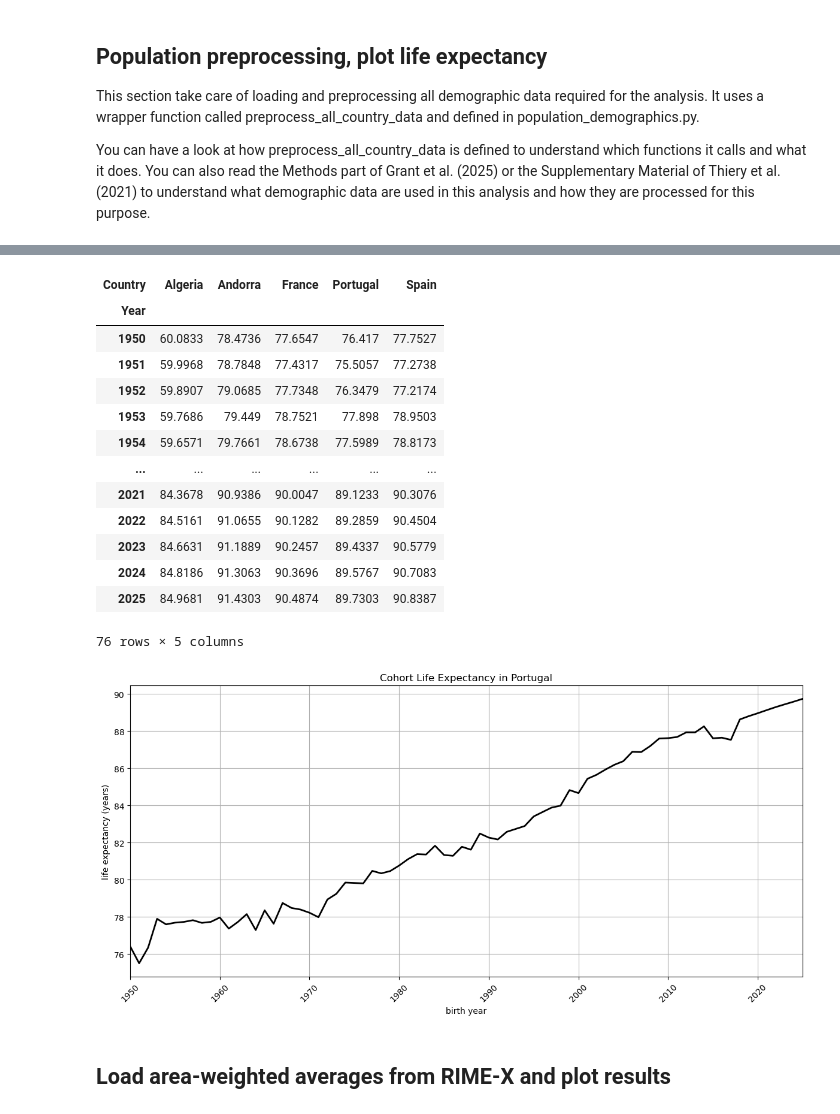
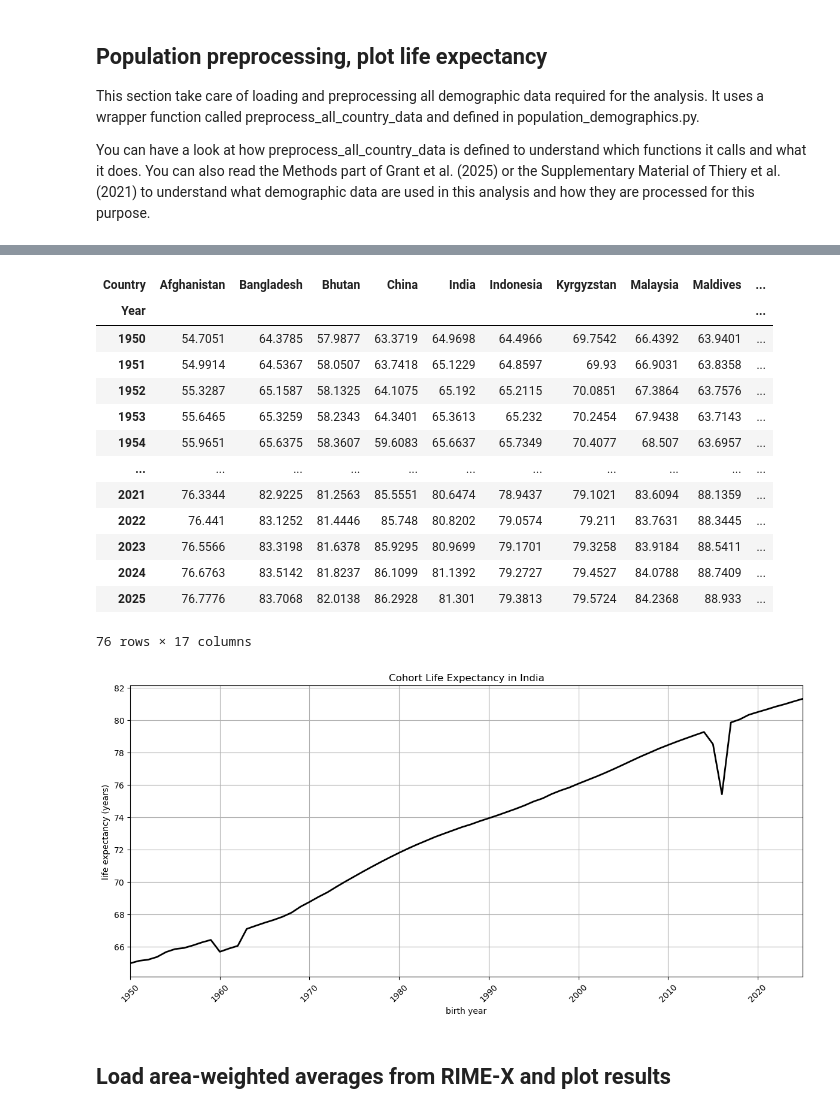
Before and after one commit to rosapietroiusti/dem4cli, a Jupyter notebook: notebooks/dem4cli-rime-x.ipynb, the cells around one changed output, grey strips where cells are left out. Drawn from its saved outputs; the diff is of its cells as text; code cells hidden in the pictures.

```diff
--- a/notebooks/dem4cli-rime-x.ipynb
+++ b/notebooks/dem4cli-rime-x.ipynb
@@ -41,3 +41,6 @@ flags
  'GMT_mapping': 'year_to_year',
  'cohort_sizes_source': 'UNWPP2024',
  'countrymask': 'shapefile'}
+# %%
+country = 'India'
+state = 'Rajasthan'
@@ -56,8 +70,7 @@ It uses a wrapper function called preprocess_all_country_data and defined in pop
 You can have a look at how preprocess_all_country_data is defined to understand which functions it calls and what it does.
 You can also read the Methods part of Grant et al. (2025) or the Supplementary Material of Thiery et al. (2021) to understand what demographic data are used in this analysis and how they are processed for this purpose.
 # %%
-# Make sure that the function below call the shapefile you have just created.
-# Make sure that the path to data directories are correctly defined to be able to load the required data.
+# Indicate the geographic domain to look at by specifying the argument bbox
 
 d_countries = preprocess_all_country_data(
 
@@ -73,7 +86,7 @@ d_countries = preprocess_all_country_data(
     dir_population= dir_population,     # gridded pop data
     ssp=2,
     urbanrural=False,                   # NOTE urbanrural not implemented for v2
-    bbox = bbox_iberia,
+    bbox = bbox_indiaws,
 
     filepath_countrymask = filepath_countrymask,
     data_source_countrymask = 'shapefile',
@@ -109,45 +122,45 @@ preprocess_all_country_data took 55.39 s
 # %%
 df_life_expectancy_5
 # %% [output]
-| Country | Algeria | Andorra | France | Portugal | Spain |
-| Year |  |  |  |  |  |
-| 1950 | 60.0833 | 78.4736 | 77.6547 | 76.417 | 77.7527 |
-| 1951 | 59.9968 | 78.7848 | 77.4317 | 75.5057 | 77.2738 |
-| 1952 | 59.8907 | 79.0685 | 77.7348 | 76.3479 | 77.2174 |
-| 1953 | 59.7686 | 79.449 | 78.7521 | 77.898 | 78.9503 |
-| 1954 | 59.6571 | 79.7661 | 78.6738 | 77.5989 | 78.8173 |
-| ... | ... | ... | ... | ... | ... |
-| 2021 | 84.3678 | 90.9386 | 90.0047 | 89.1233 | 90.3076 |
-| 2022 | 84.5161 | 91.0655 | 90.1282 | 89.2859 | 90.4504 |
-| 2023 | 84.6631 | 91.1889 | 90.2457 | 89.4337 | 90.5779 |
-| 2024 | 84.8186 | 91.3063 | 90.3696 | 89.5767 | 90.7083 |
-| 2025 | 84.9681 | 91.4303 | 90.4874 | 89.7303 | 90.8387 |
+| Country | Afghanistan | Bangladesh | Bhutan | China | India | Indonesia | Kyrgyzstan | Malaysia | Maldives | ... |
+| Year |  |  |  |  |  |  |  |  |  | ... |
+| 1950 | 54.7051 | 64.3785 | 57.9877 | 63.3719 | 64.9698 | 64.4966 | 69.7542 | 66.4392 | 63.9401 | ... |
+| 1951 | 54.9914 | 64.5367 | 58.0507 | 63.7418 | 65.1229 | 64.8597 | 69.93 | 66.9031 | 63.8358 | ... |
+| 1952 | 55.3287 | 65.1587 | 58.1325 | 64.1075 | 65.192 | 65.2115 | 70.0851 | 67.3864 | 63.7576 | ... |
+| 1953 | 55.6465 | 65.3259 | 58.2343 | 64.3401 | 65.3613 | 65.232 | 70.2454 | 67.9438 | 63.7143 | ... |
+| 1954 | 55.9651 | 65.6375 | 58.3607 | 59.6083 | 65.6637 | 65.7349 | 70.4077 | 68.507 | 63.6957 | ... |
+| ... | ... | ... | ... | ... | ... | ... | ... | ... | ... | ... |
+| 2021 | 76.3344 | 82.9225 | 81.2563 | 85.5551 | 80.6474 | 78.9437 | 79.1021 | 83.6094 | 88.1359 | ... |
+| 2022 | 76.441 | 83.1252 | 81.4446 | 85.748 | 80.8202 | 79.0574 | 79.211 | 83.7631 | 88.3445 | ... |
+| 2023 | 76.5566 | 83.3198 | 81.6378 | 85.9295 | 80.9699 | 79.1701 | 79.3258 | 83.9184 | 88.5411 | ... |
+| 2024 | 76.6763 | 83.5142 | 81.8237 | 86.1099 | 81.1392 | 79.2727 | 79.4527 | 84.0788 | 88.7409 | ... |
+| 2025 | 76.7776 | 83.7068 | 82.0138 | 86.2928 | 81.301 | 79.3813 | 79.5724 | 84.2368 | 88.933 | ... |
-76 rows × 5 columns
+76 rows × 17 columns
 # %%
-# Extract life expectancy data for Portugal
-life_expectancy_portugal = df_life_expectancy_5['Portugal']
+# Extract life expectancy data for the country of interest
+life_expectancy_country = df_life_expectancy_5[country]
 
 # Create a plot
 plt.figure(figsize=(12, 6))
 
 # Plot the life expectancy over the years
-plt.plot(life_expectancy_portugal.index, life_expectancy_portugal.values,
+plt.plot(life_expectancy_country.index, life_expectancy_country.values,
          color='black', linewidth=2)
 
 # Customize the plot
-plt.title('Cohort Life Expectancy in Portugal')
+plt.title(f'Cohort Life Expectancy in {country}')
 plt.xlabel('birth year')
 plt.ylabel('life expectancy (years)')
 plt.grid(True)
-plt.xticks(ticks=range(life_expectancy_portugal.index.min(), life_expectancy_portugal.index.max() + 1, 10),
+plt.xticks(ticks=range(life_expectancy_country.index.min(), life_expectancy_country.index.max() + 1, 10),
            rotation=45)
-plt.xlim(life_expectancy_portugal.index.min(), life_expectancy_portugal.index.max())
+plt.xlim(life_expectancy_country.index.min(), life_expectancy_country.index.max())
 
 # Show the plot
 plt.tight_layout()
 plt.show()
 # %% [output]
-[figure, old version]
+[figure, new version]
 # %% [markdown]
 ## Load area-weighted averages from RIME-X and plot results
 # %%
```
Also changed, not shown: parts of 16 cells of this notebook, 2 other files.
